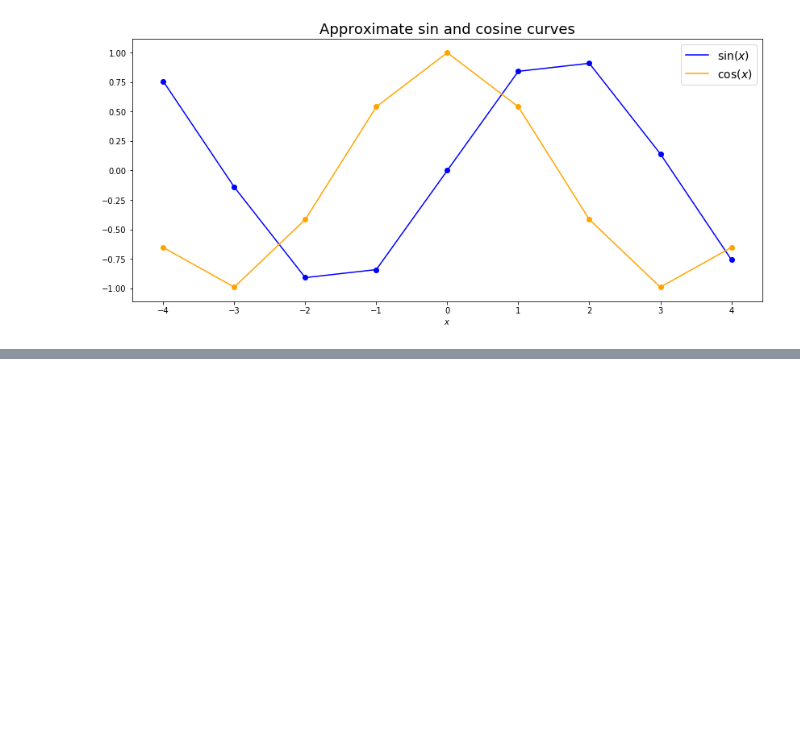
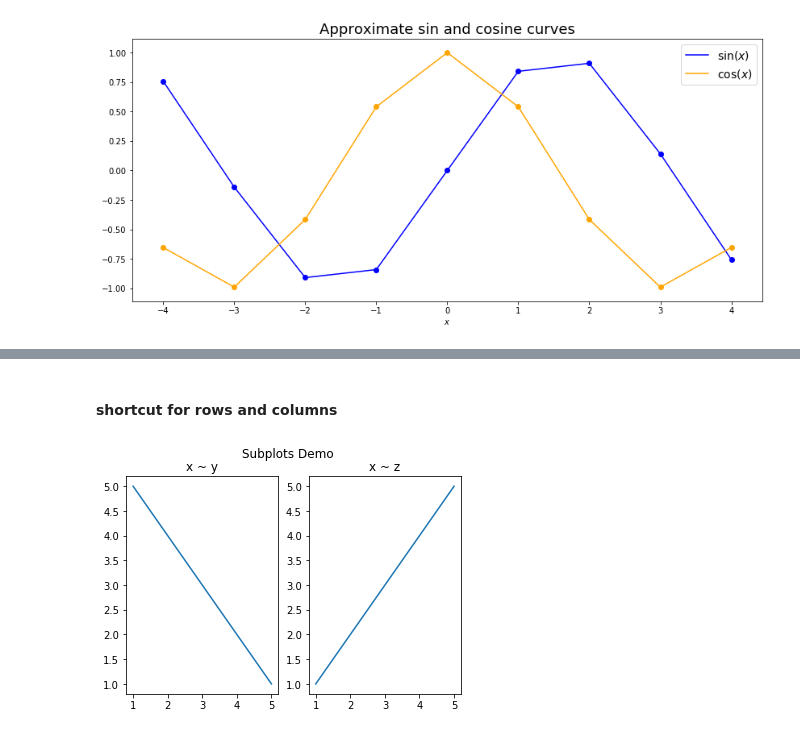
Before and after one commit to soslin/python_review, a Jupyter notebook: 03_matplotlib_and_seaborn.ipynb, the cells around one changed output, grey strips where cells are left out. Saved outputs shown, nothing was run; the diff lists cells and outputs as text; code cells hidden in the pictures; blank space fills up the shorter version.

```diff
--- a/03_matplotlib_and_seaborn.ipynb
+++ b/03_matplotlib_and_seaborn.ipynb
@@ -183,0 +208,17 @@ plt.show()
+# %% [markdown]
+#### shortcut for rows and columns
+# %%
+# 1st subplot
+plt.subplot(121) #number of rows, columns, and active
+plt.plot(x,y)
+plt.title('x ~ y')
+
+# 2nd subplot
+plt.subplot(122)
+plt.plot(x,z)
+plt.title('x ~ z')
+plt.suptitle('Subplots Demo') #supertitle for set of subplots
+
+plt.show()
+# %% [output]
+[figure, added]
```
Also changed, not shown: parts of 11 cells of this notebook.
